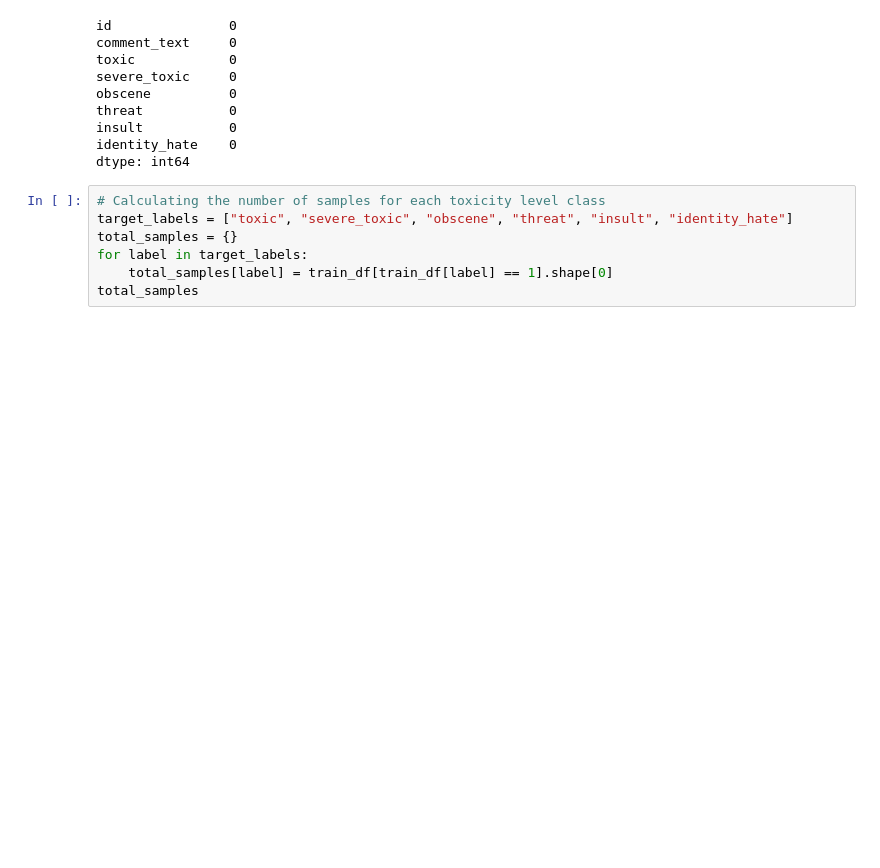
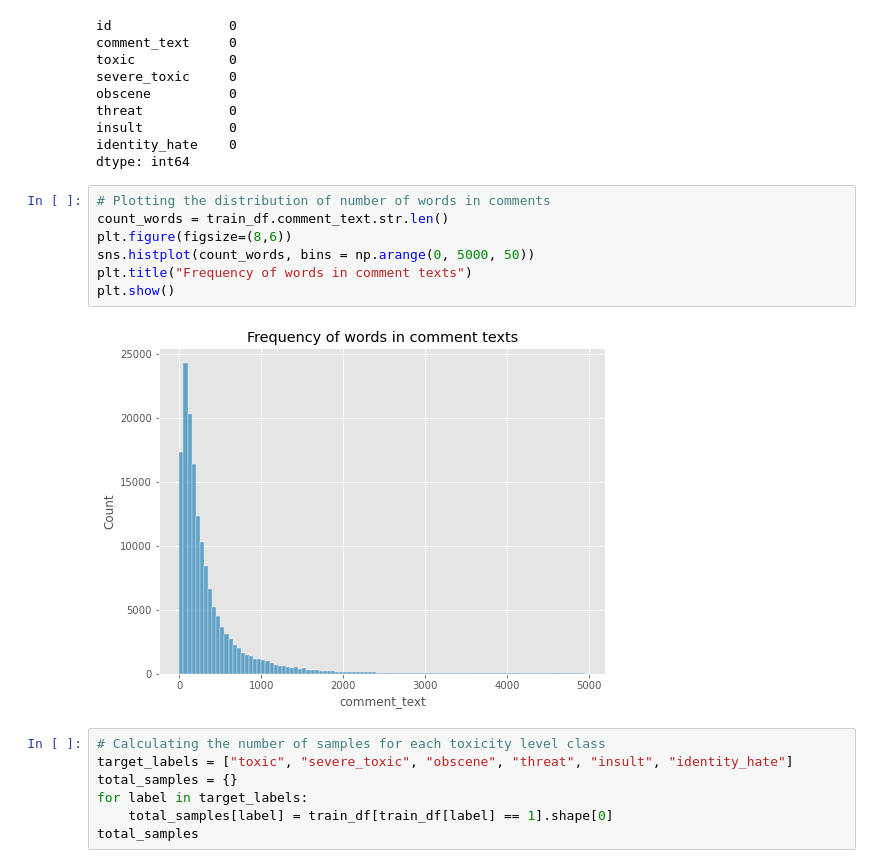
Before and after one commit to vipul-shinde/toxic-comment-classification, a Jupyter notebook: notebooks/01-eda-and-data-cleaning.ipynb, the cells around one changed output. Drawn from its saved outputs; the diff is of its cells as text; blank space fills up the shorter version.

```diff
--- a/notebooks/01-eda-and-data-cleaning.ipynb
+++ b/notebooks/01-eda-and-data-cleaning.ipynb
@@ -62,6 +62,15 @@ threat           0
 insult           0
 identity_hate    0
 dtype: int64
+# %%
+# Plotting the distribution of number of words in comments
+count_words = train_df.comment_text.str.len()
+plt.figure(figsize=(8,6))
+sns.histplot(count_words, bins = np.arange(0, 5000, 50))
+plt.title("Frequency of words in comment texts")
+plt.show()
+# %% [output]
+[figure, added]
 # %%
 # Calculating the number of samples for each toxicity level class
 target_labels = ["toxic", "severe_toxic", "obscene", "threat", "insult", "identity_hate"]
```
Also changed, not shown: parts of 8 cells of this notebook, 3 other files.
